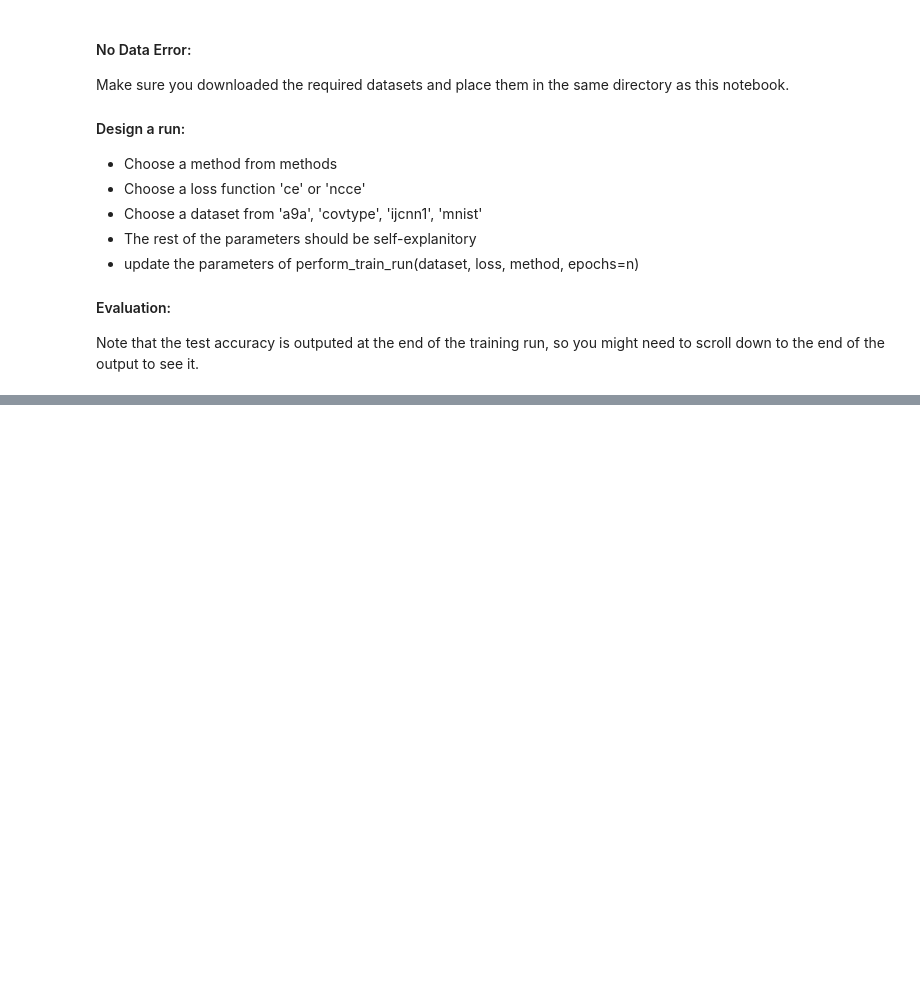
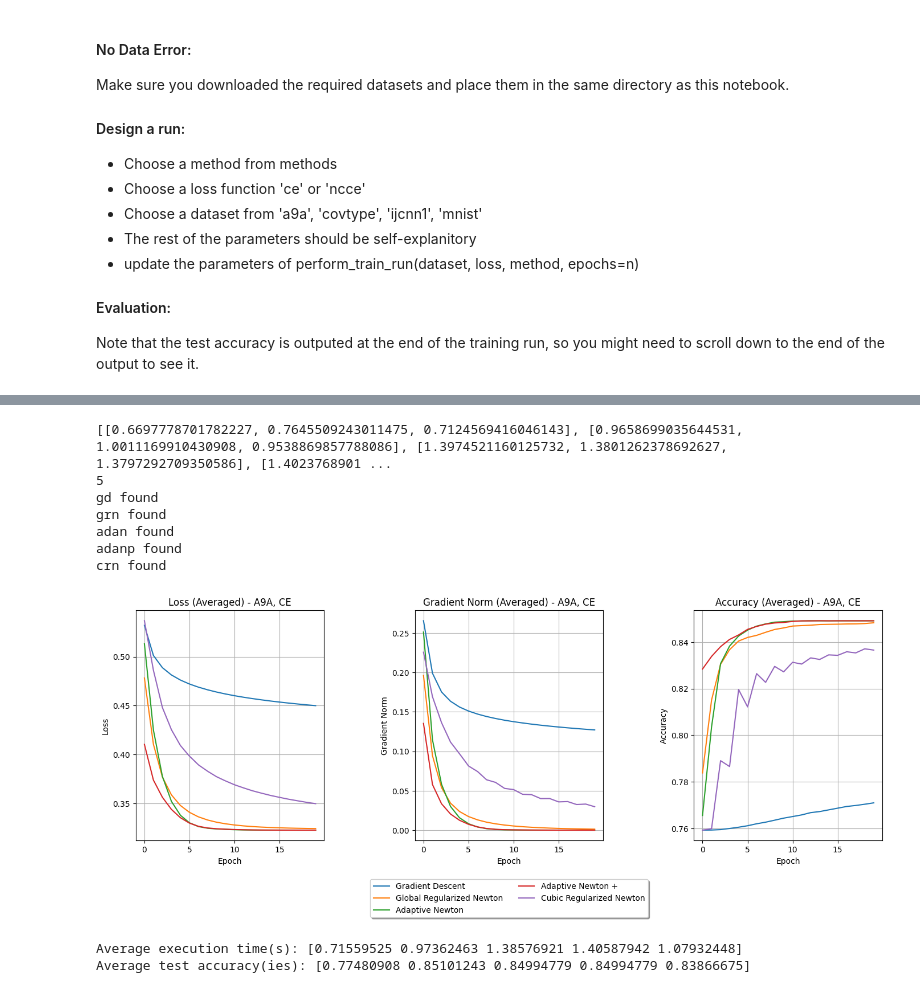
Before and after one commit to fygo97/global-convergence-newton, a Jupyter notebook: scripts/global-newton.ipynb, the cells around one changed output, grey strips where cells are left out. Drawn from its saved outputs; the diff is of its cells as text; code cells hidden in the pictures; blank space fills up the shorter version.

```diff
--- a/scripts/global-newton.ipynb
+++ b/scripts/global-newton.ipynb
@@ -235,0 +281,4 @@ plt.show()
+# %%
+epochs = 20
+methods = ["gd", "grn", "adan", "adanp", "crn"] # newton failed
+all_execution_times, all_test_accuracies, all_gradient_norms, all_training_losses, all_training_accuracies = perform_runs("ce", methods, "a9a", epochs=epochs)
@@ -235,0 +335,17 @@ plt.show()
+# %%
+print(all_execution_times)
+print(len(all_gradient_norms))
+generate_plots("A9A", "CE", methods)
+print(f"Average execution time(s): {np.mean(np.array(all_execution_times), axis=1)}")
+print(f"Average test accuracy(ies): {np.mean(np.array(all_test_accuracies), axis=1)}")
+# %% [output]
+[[0.6697778701782227, 0.7645509243011475, 0.7124569416046143], [0.9658699035644531, 1.0011169910430908, 0.9538869857788086], [1.3974521160125732, 1.3801262378692627, 1.3797292709350586], [1.4023768901 ...
+5
+gd found
+grn found
+adan found
+adanp found
+crn found
+[figure, added]
+Average execution time(s): [0.71559525 0.97362463 1.38576921 1.40587942 1.07932448]
+Average test accuracy(ies): [0.77480908 0.85101243 0.84994779 0.84994779 0.83866675]
```
Also changed, not shown: parts of 18 cells of this notebook, 8 other files.
